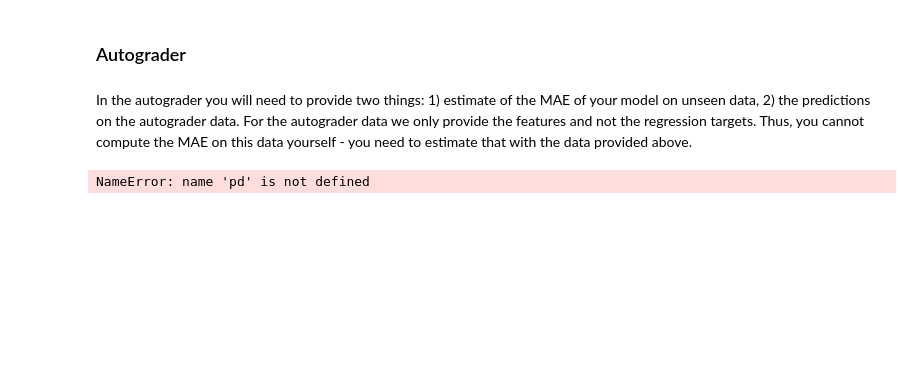
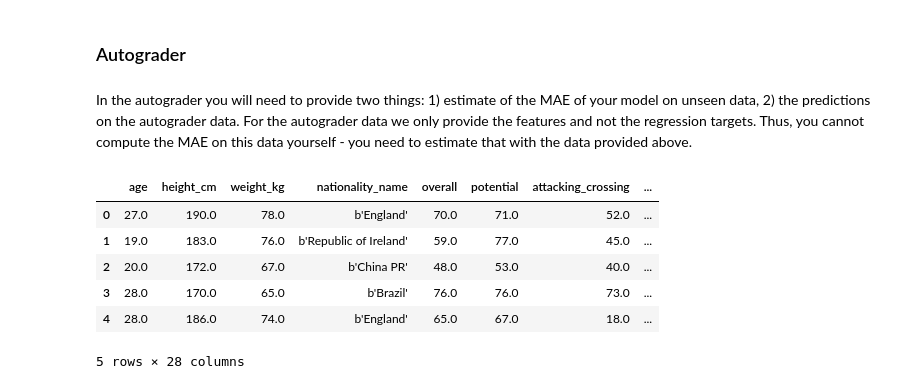
Before and after one commit to dimanaStoyanova7/DSAIT4020, a Jupyter notebook: midterm_assignment.ipynb, the cells around one changed output. Cells and saved outputs as stored; diff of their text form; code cells hidden in the pictures; blank space fills up the shorter version.

Commit message:
Added autograder code to test bestknn

```diff
--- a/midterm_assignment.ipynb
+++ b/midterm_assignment.ipynb
@@ -425,10 +427,16 @@ The mean absolute error is 0.2799785301232065
 # %% [markdown]
 In the autograder you will need to provide two things: 1) estimate of the MAE of your model on unseen data, 2) the predictions on the autograder data. For the autograder data we only provide the features and not the regression targets. Thus, you cannot compute the MAE on this data yourself - you need to estimate that with the data provided above.
 # %%
-data_autograder = pd.read_csv('football_autograde.csv')
+data_autograder = pd.read_csv('football_autograder.csv')
 data_autograder.head()
 # %% [output]
+|  | age | height_cm | weight_kg | nationality_name | overall | potential | attacking_crossing | ... |
+| 0 | 27.0 | 190.0 | 78.0 | b'England' | 70.0 | 71.0 | 52.0 | ... |
+| 1 | 19.0 | 183.0 | 76.0 | b'Republic of Ireland' | 59.0 | 77.0 | 45.0 | ... |
+| 2 | 20.0 | 172.0 | 67.0 | b'China PR' | 48.0 | 53.0 | 40.0 | ... |
+| 3 | 28.0 | 170.0 | 65.0 | b'Brazil' | 76.0 | 76.0 | 73.0 | ... |
+| 4 | 28.0 | 186.0 | 74.0 | b'England' | 65.0 | 67.0 | 18.0 | ... |
-NameError: name 'pd' is not defined
+5 rows × 28 columns
 # %%
 # TODO Replace this with your own estimate of the MAE of your best model
 estimate_MAE_on_new_data = np.array([0.30])
```
Also changed, not shown: parts of 12 cells of this notebook.
